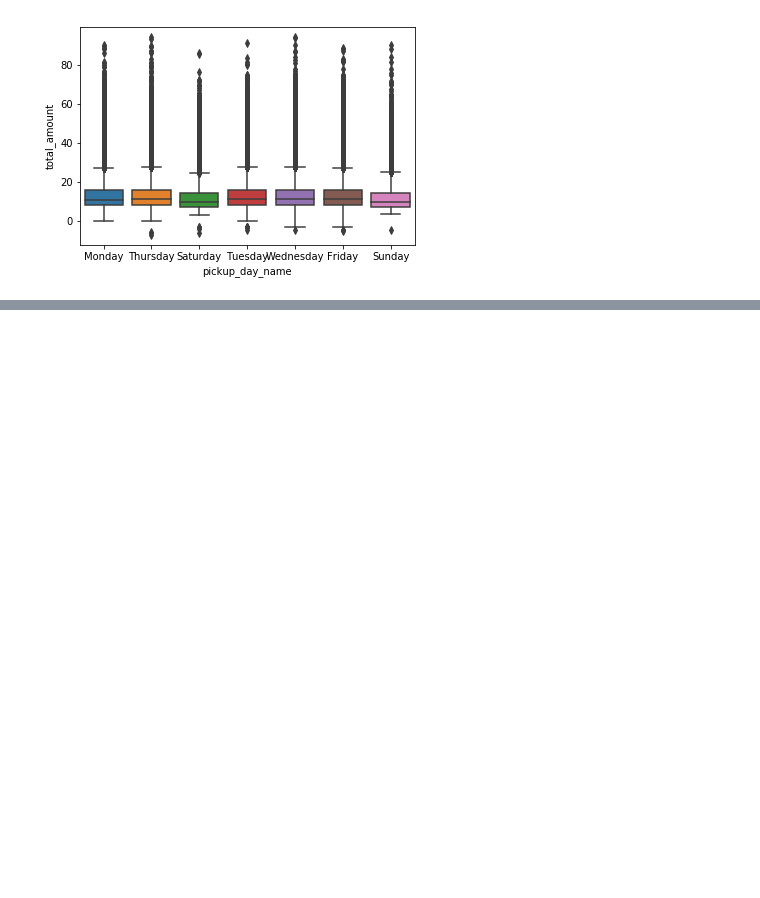
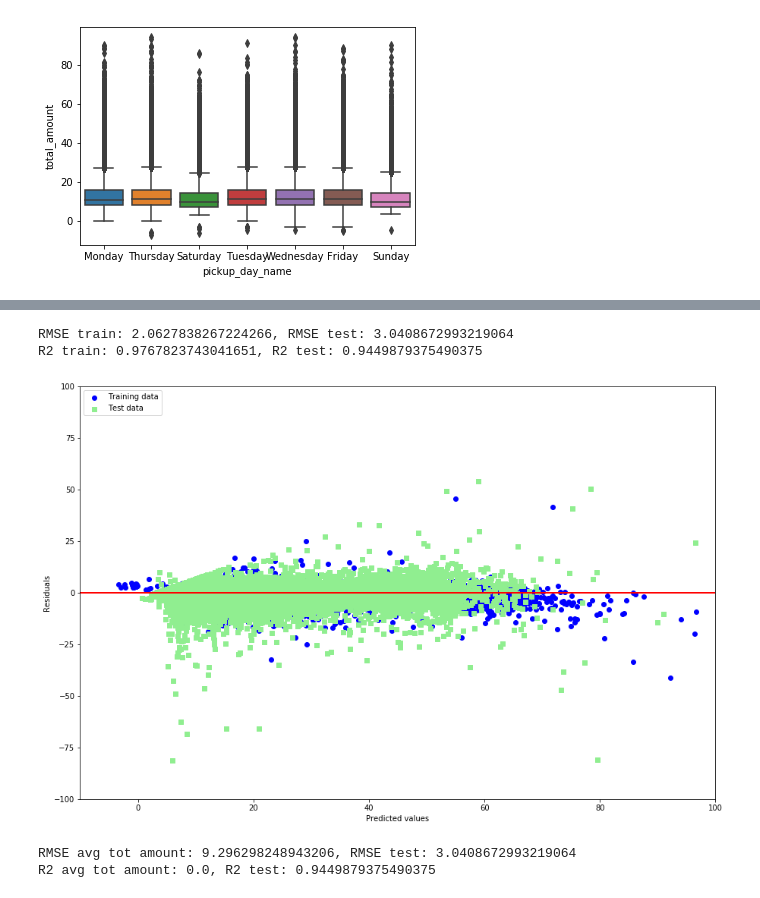
Before and after one commit to nftd/yellow-taxy-nyc, a Jupyter notebook: Scripts/Bonus Track.ipynb, the cells around one changed output, grey strips where cells are left out. Cells and saved outputs as stored; diff of their text form; code cells hidden in the pictures; blank space fills up the shorter version.

```diff
--- a/Scripts/Bonus Track.ipynb
+++ b/Scripts/Bonus Track.ipynb
@@ -215,0 +294,8 @@ Name: feature_importance, dtype: float64
+# %%
+#Create a param grid so it can be used in the grid search method
+param_grid = {'n_estimators': [10,100,1000],
+              'max_depth': [5,10,20],
+              'min_samples_split': [2,20,100],
+              'min_samples_leaf': [1,20,100],
+               'max_features': [0.1,0.5,0.7],
+               'bootstrap': [True]}
@@ -215,0 +345,16 @@ Name: feature_importance, dtype: float64
+# %%
+#split the data into train and test set
+X_train,X_test,y_train,y_test = train_test_split(X,y,test_size = 0.3,random_state = 1)
+# %%
+# train the model with all the data by using the best hyper parameters
+forestfin = RandomForestRegressor(bootstrap=grid_search.best_params_['bootstrap']
+                                 ,max_depth=grid_search.best_params_['max_depth']
+                                 ,max_features=grid_search.best_params_['max_features']
+                                 ,min_samples_leaf=grid_search.best_params_['min_samples_leaf']
+                                 ,min_samples_split=grid_search.best_params_['min_samples_split']
+                                 ,n_estimators=grid_search.best_params_['n_estimators']
+                                 ,n_jobs = -1
+                                 ,random_state = 1
+                                 ,verbose = 2)
+forestfin.fit(X_train,y_train)
+dump(forestfin,"D:/yellow-taxy-nyc/Data/forestfin.joblib")
@@ -215,0 +372,5 @@ Name: feature_importance, dtype: float64
+# %%
+# get the predictions of train and test sets. Also the average total amount is being generated.
+y_train_pred = forestfin.predict(X_train)
+y_test_pred = forestfin.predict(X_test)
+avg_tot_amt = [np.average(y_test) for x in range(len(y_test))]
@@ -215,0 +390,28 @@ Name: feature_importance, dtype: float64
+# %%
+# Results of train and test sets
+print("RMSE train: {}, RMSE test: {}".format(mean_squared_error(y_train,y_train_pred)**(1/2),mean_squared_error(y_test,y_test_pred)**(1/2)))
+print("R2 train: {}, R2 test: {}".format(r2_score(y_train,y_train_pred)**(1/2),r2_score(y_test,y_test_pred)**(1/2)))
+# %% [output]
+RMSE train: 2.0627838267224266, RMSE test: 3.0408672993219064
+R2 train: 0.9767823743041651, R2 test: 0.9449879375490375
+# %%
+#Residual plot
+fig, ax = plt.subplots(figsize=(15,10))
+plt.scatter(y_train_pred, y_train_pred - y_train, c='blue', marker='o', label='Training data')
+plt.scatter(y_test_pred, y_test_pred - y_test, c='lightgreen', marker='s', label='Test data')
+plt.xlabel('Predicted values')
+plt.ylabel('Residuals')
+plt.legend(loc='upper left')
+plt.hlines(y=0, xmin=-10, xmax=100, lw=2, color='red')
+plt.xlim([-10, 100])
+plt.ylim([-100, 100])
+plt.show()
+# %% [output]
+[figure, added]
+# %%
+# Test set and average amount comparison
+print("RMSE avg tot amount: {}, RMSE test: {}".format(mean_squared_error(y_test,avg_tot_amt)**(1/2),mean_squared_error(y_test,y_test_pred)**(1/2)))
+print("R2 avg tot amount: {}, R2 test: {}".format(r2_score(y_test,avg_tot_amt)**(1/2),r2_score(y_test,y_test_pred)**(1/2)))
+# %% [output]
+RMSE avg tot amount: 9.296298248943206, RMSE test: 3.0408672993219064
+R2 avg tot amount: 0.0, R2 test: 0.9449879375490375
```
Also changed, not shown: parts of 41 cells of this notebook, 1 other file.
